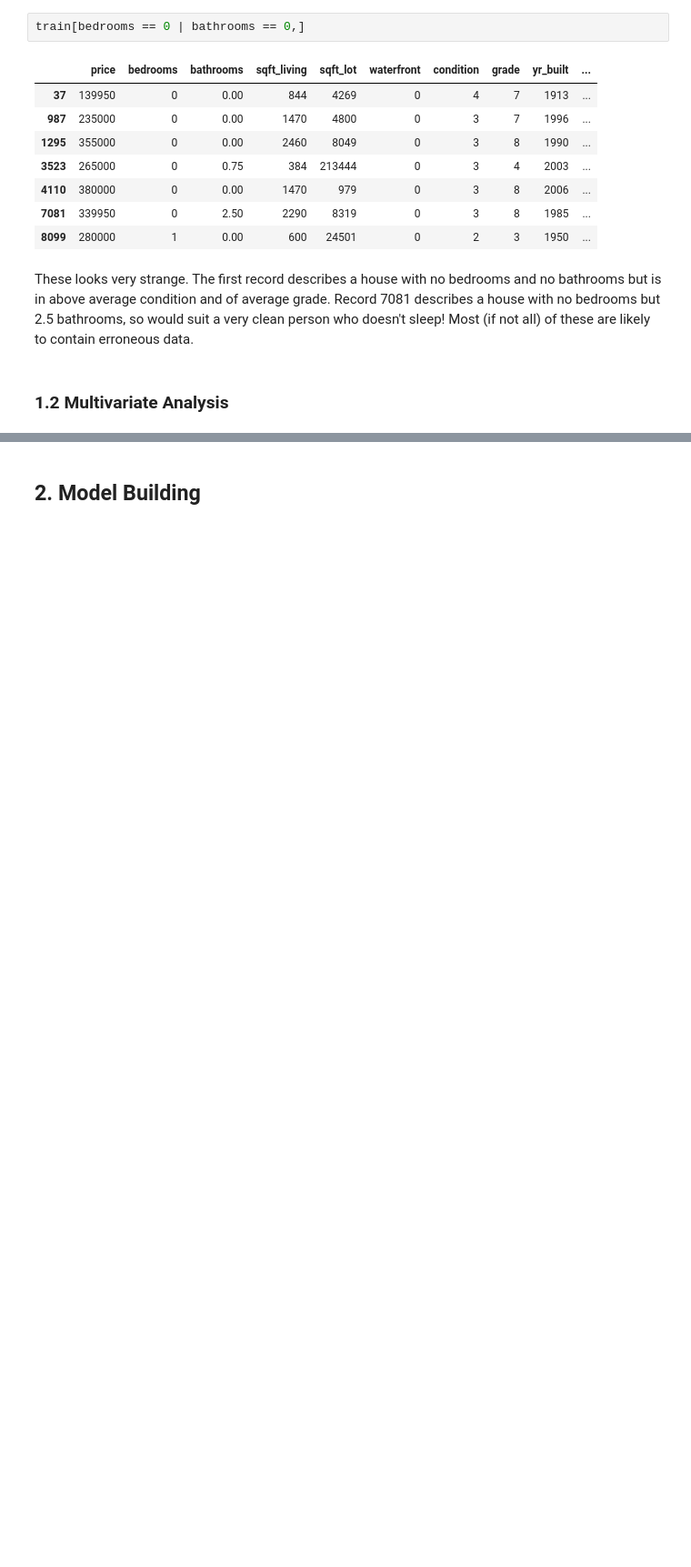
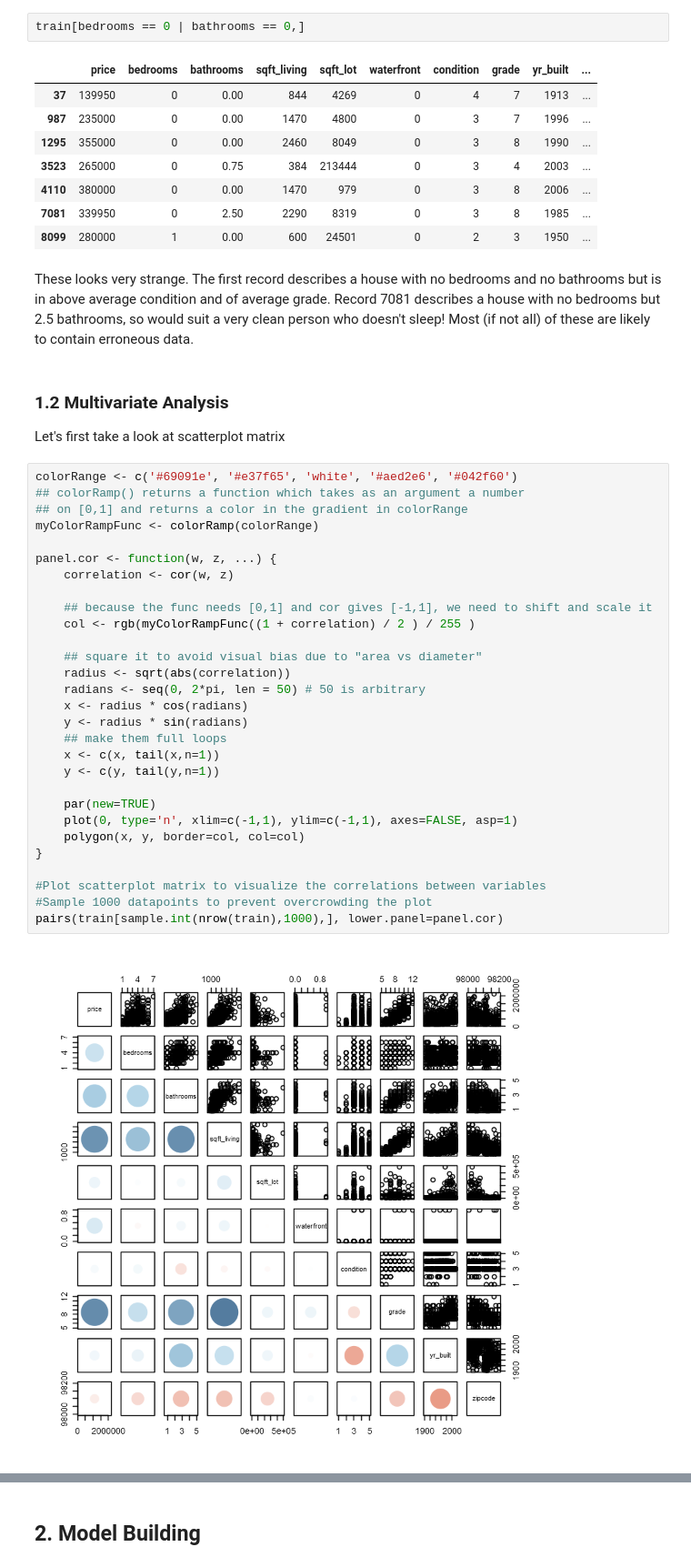
Before and after one commit to DanielTranDS/HousePrice-EDA-Modelling, a Jupyter notebook: HousePrice_Codes.ipynb, the cells around one changed output, grey strips where cells are left out. Shown at 91% size. Cells and saved outputs as stored; diff of their text form; blank space fills up the shorter version.

```diff
--- a/HousePrice_Codes.ipynb
+++ b/HousePrice_Codes.ipynb
@@ -246,3 +246,36 @@ train[bedrooms == 0 | bathrooms == 0,]
 These looks very strange. The first record describes a house with no bedrooms and no bathrooms but is in above average condition and of average grade. Record 7081 describes a house with no bedrooms but 2.5 bathrooms, so would suit a very clean person who doesn't sleep! Most (if not all) of these are likely to contain erroneous data.
 # %% [markdown]
 ### 1.2 Multivariate Analysis <a class="anchor" id="1.2"></a>
+
+Let's first take a look at scatterplot matrix
+# %%
+colorRange <- c('#69091e', '#e37f65', 'white', '#aed2e6', '#042f60')
+## colorRamp() returns a function which takes as an argument a number
+## on [0,1] and returns a color in the gradient in colorRange
+myColorRampFunc <- colorRamp(colorRange)
+
+panel.cor <- function(w, z, ...) {
+    correlation <- cor(w, z)
+
+    ## because the func needs [0,1] and cor gives [-1,1], we need to shift and scale it
+    col <- rgb(myColorRampFunc((1 + correlation) / 2 ) / 255 )
+
+    ## square it to avoid visual bias due to "area vs diameter"
+    radius <- sqrt(abs(correlation))
+    radians <- seq(0, 2*pi, len = 50) # 50 is arbitrary
+    x <- radius * cos(radians)
+    y <- radius * sin(radians)
+    ## make them full loops
+    x <- c(x, tail(x,n=1))
+    y <- c(y, tail(y,n=1))
+
+    par(new=TRUE)
+    plot(0, type='n', xlim=c(-1,1), ylim=c(-1,1), axes=FALSE, asp=1)
+    polygon(x, y, border=col, col=col)
+}
+
+#Plot scatterplot matrix to visualize the correlations between variables
+#Sample 1000 datapoints to prevent overcrowding the plot
+pairs(train[sample.int(nrow(train),1000),], lower.panel=panel.cor)
+# %% [output]
+[figure, added]
```
Also changed, not shown: parts of 31 cells of this notebook.
